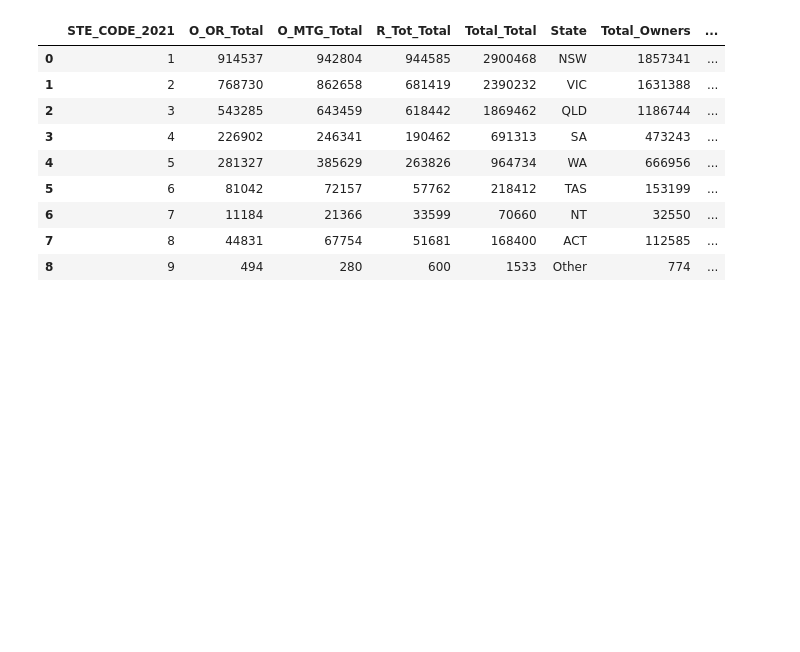
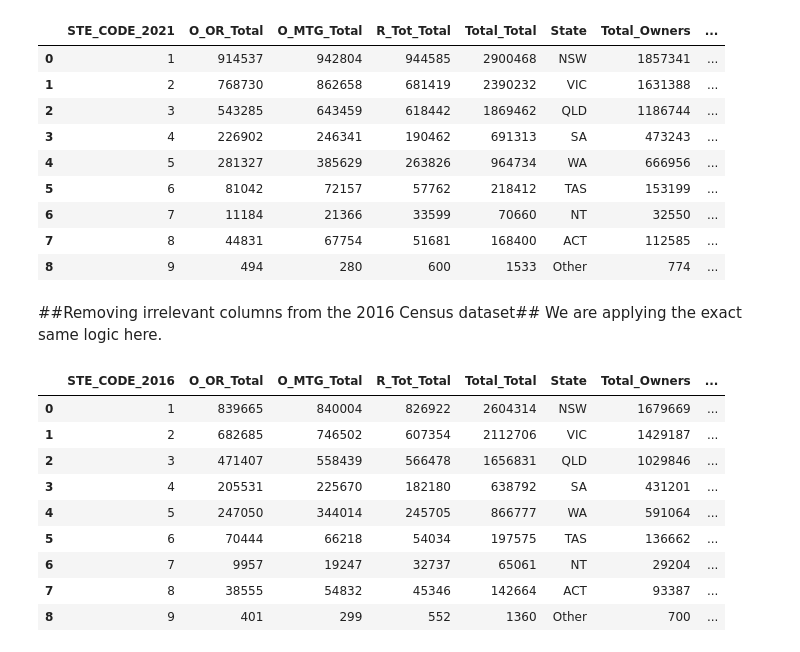
Before and after one commit to quantwothree/solar-energy-adoption-au, a Jupyter notebook: ARENA.ipynb, the cells around one changed output. Drawn from its saved outputs; the diff is of its cells as text; code cells hidden in the pictures; blank space fills up the shorter version.

```diff
--- a/ARENA.ipynb
+++ b/ARENA.ipynb
@@ -753,3 +753,41 @@ display(df_census_21_cleaned)
 | 6 | 7 | 11184 | 21366 | 33599 | 70660 | NT | 32550 | ... |
 | 7 | 8 | 44831 | 67754 | 51681 | 168400 | ACT | 112585 | ... |
 | 8 | 9 | 494 | 280 | 600 | 1533 | Other | 774 | ... |
+# %% [markdown]
+##Removing irrelevant columns from the 2016 Census dataset##
+We are applying the exact same logic here.
+# %%
+columns_to_keep = [
+    'STE_CODE_2016',
+    'O_OR_Total',
+    'O_MTG_Total',
+    'R_Tot_Total',
+    'Total_Total'
+]
+
+df_census_16_cleaned = df_census_16[columns_to_keep].copy()
+
+state_mapping = {
+    1: 'NSW', 2: 'VIC', 3: 'QLD', 4: 'SA',
+    5: 'WA', 6: 'TAS', 7: 'NT', 8: 'ACT', 9:'Other'
+}
+
+df_census_16_cleaned['State'] = df_census_16_cleaned['STE_CODE_2016'].map(state_mapping)
+
+df_census_16_cleaned['Total_Owners'] = df_census_16_cleaned['O_OR_Total'] + df_census_16_cleaned['O_MTG_Total']
+
+df_census_16_cleaned['Percent_Owned'] = ((df_census_16_cleaned['Total_Owners'] / df_census_16_cleaned['Total_Total']) * 100).round(2)
+df_census_16_cleaned['Percent_Rented'] = ((df_census_16_cleaned['R_Tot_Total'] / df_census_16_cleaned['Total_Total']) * 100).round(2)
+
+display(df_census_16_cleaned)
+# %% [output]
+|  | STE_CODE_2016 | O_OR_Total | O_MTG_Total | R_Tot_Total | Total_Total | State | Total_Owners | ... |
+| 0 | 1 | 839665 | 840004 | 826922 | 2604314 | NSW | 1679669 | ... |
+| 1 | 2 | 682685 | 746502 | 607354 | 2112706 | VIC | 1429187 | ... |
+| 2 | 3 | 471407 | 558439 | 566478 | 1656831 | QLD | 1029846 | ... |
+| 3 | 4 | 205531 | 225670 | 182180 | 638792 | SA | 431201 | ... |
+| 4 | 5 | 247050 | 344014 | 245705 | 866777 | WA | 591064 | ... |
+| 5 | 6 | 70444 | 66218 | 54034 | 197575 | TAS | 136662 | ... |
+| 6 | 7 | 9957 | 19247 | 32737 | 65061 | NT | 29204 | ... |
+| 7 | 8 | 38555 | 54832 | 45346 | 142664 | ACT | 93387 | ... |
+| 8 | 9 | 401 | 299 | 552 | 1360 | Other | 700 | ... |
```
Also changed, not shown: parts of 10 cells of this notebook.
